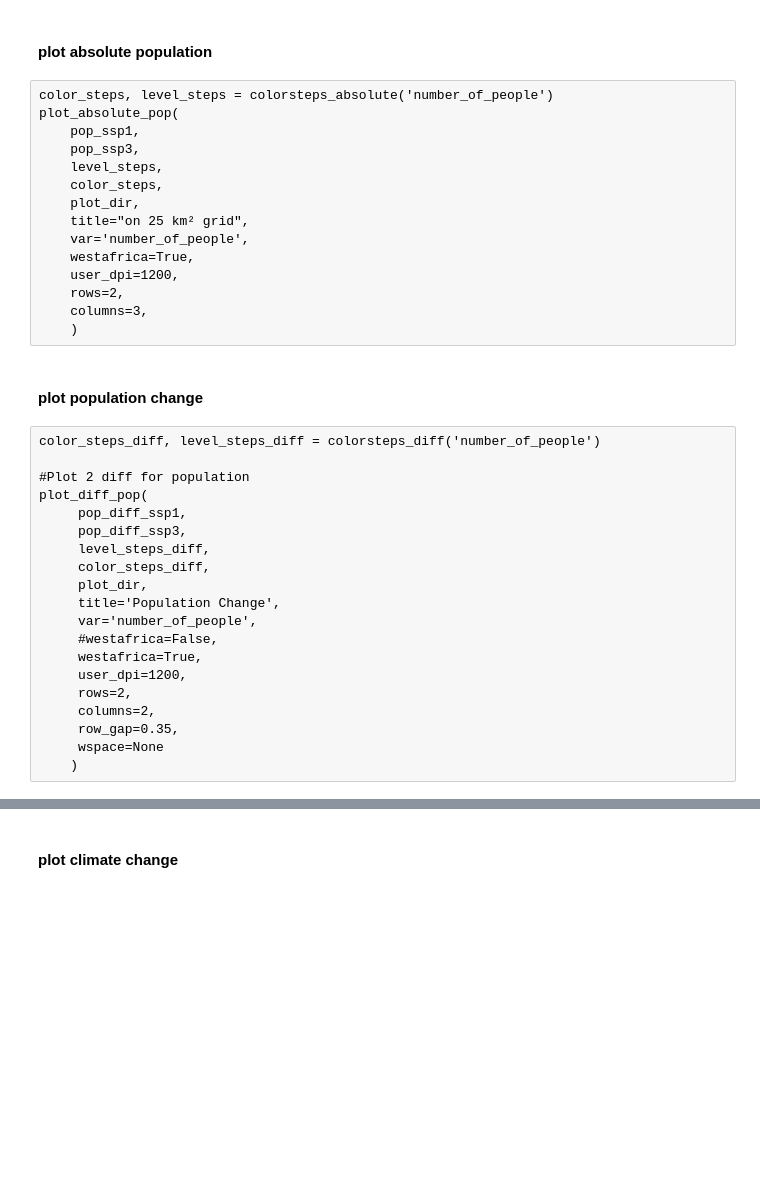
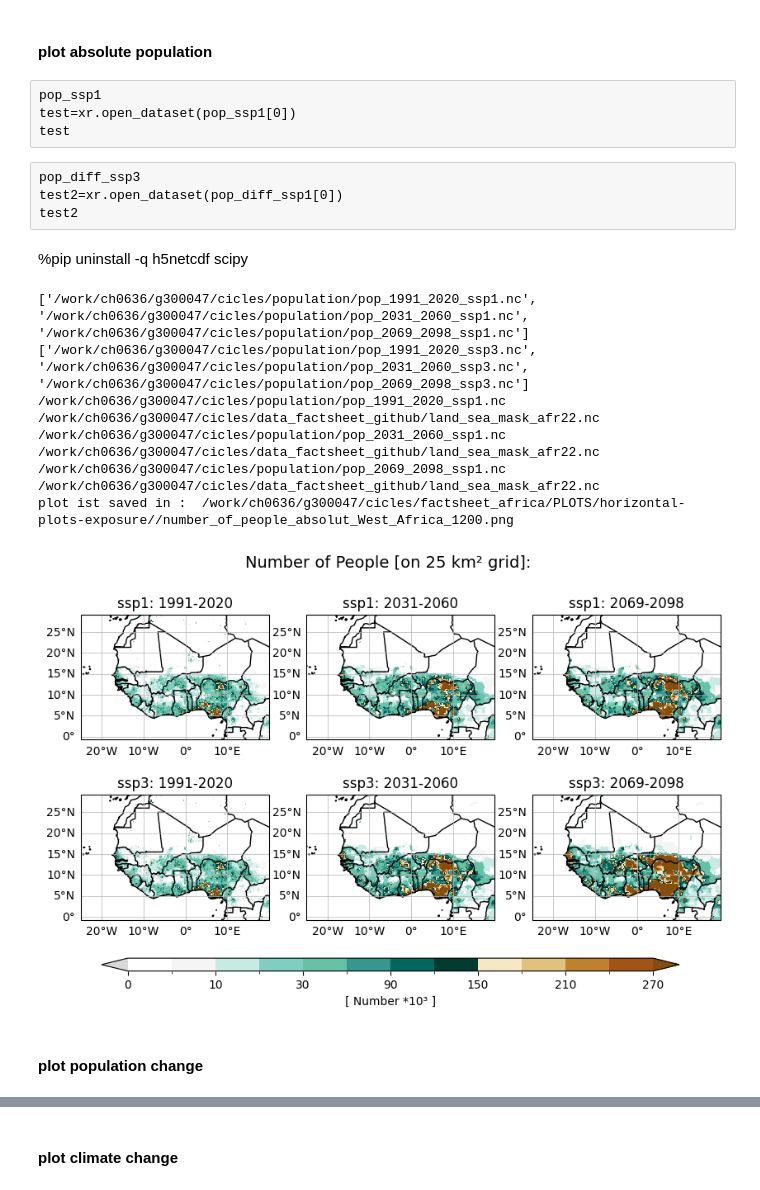
Before and after one commit to KatharinaBuelow/factsheet_africa, a Jupyter notebook: Notebooks/HORIZONTAL/horiplot-exposure-diff-robust.ipynb, the cells around one changed output, grey strips where cells are left out. Drawn from its saved outputs; the diff is of its cells as text; code cells hidden in the pictures; blank space fills up the shorter version.

```diff
--- a/Notebooks/HORIZONTAL/horiplot-exposure-diff-robust.ipynb
+++ b/Notebooks/HORIZONTAL/horiplot-exposure-diff-robust.ipynb
@@ -194,40 +186,42 @@ plot ist saved in :  /work/ch0636/g300047/cicles/factsheet_africa/PLOTS/horizont
 [figure]
 # %% [markdown]
 #### plot absolute population
-# %% [raw]
-color_steps, level_steps = colorsteps_absolute('number_of_people')
-plot_absolute_pop(
-    pop_ssp1,
-    pop_ssp3,
-    level_steps,
-    color_steps,
-    plot_dir,
-    title="on 25 km² grid",
-    var='number_of_people',
-    westafrica=True,
-    user_dpi=1200,
-    rows=2,
-    columns=3,
-    )
+# %% [raw]
+pop_ssp1
+test=xr.open_dataset(pop_ssp1[0])
+test
+# %% [raw]
+pop_diff_ssp3
+test2=xr.open_dataset(pop_diff_ssp1[0])
+test2
+# %% [markdown]
+%pip uninstall -q h5netcdf scipy
+# %%
+pop_color_steps, pop_level_steps = colorsteps_absolute('number_of_people')
+plot_absolute_pop(
+    pop_ssp1,
+    pop_ssp3,
+    pop_level_steps,
+    pop_color_steps,
+    plot_dir,
+    title="on 25 km² grid",
+    varp='number_of_people',
+    lsm=lsm,
+    westafrica=True,
+    user_dpi=1200,
+    rows=2,
+    columns=3,
+    )
+# %% [output]
+['/work/ch0636/g300047/cicles/population/pop_1991_2020_ssp1.nc', '/work/ch0636/g300047/cicles/population/pop_2031_2060_ssp1.nc', '/work/ch0636/g300047/cicles/population/pop_2069_2098_ssp1.nc']
+['/work/ch0636/g300047/cicles/population/pop_1991_2020_ssp3.nc', '/work/ch0636/g300047/cicles/population/pop_2031_2060_ssp3.nc', '/work/ch0636/g300047/cicles/population/pop_2069_2098_ssp3.nc']
+/work/ch0636/g300047/cicles/population/pop_1991_2020_ssp1.nc
+/work/ch0636/g300047/cicles/data_factsheet_github/land_sea_mask_afr22.nc
+/work/ch0636/g300047/cicles/population/pop_2031_2060_ssp1.nc
+/work/ch0636/g300047/cicles/data_factsheet_github/land_sea_mask_afr22.nc
+/work/ch0636/g300047/cicles/population/pop_2069_2098_ssp1.nc
+/work/ch0636/g300047/cicles/data_factsheet_github/land_sea_mask_afr22.nc
+plot ist saved in :  /work/ch0636/g300047/cicles/factsheet_africa/PLOTS/horizontal-plots-exposure//number_of_people_absolut_West_Africa_1200.png
+[figure, added]
 # %% [markdown]
 #### plot population change
-# %% [raw]
-color_steps_diff, level_steps_diff = colorsteps_diff('number_of_people')
-
-#Plot 2 diff for population
-plot_diff_pop(
-     pop_diff_ssp1,
-     pop_diff_ssp3,
-     level_steps_diff,
-     color_steps_diff,
-     plot_dir,
-     title='Population Change',
-     var='number_of_people',
-     #westafrica=False,
-     westafrica=True,
-     user_dpi=1200,
-     rows=2,
-     columns=2,
-     row_gap=0.35,
-     wspace=None
-    )
```
Also changed, not shown: parts of 12 cells of this notebook, 10 other files.
